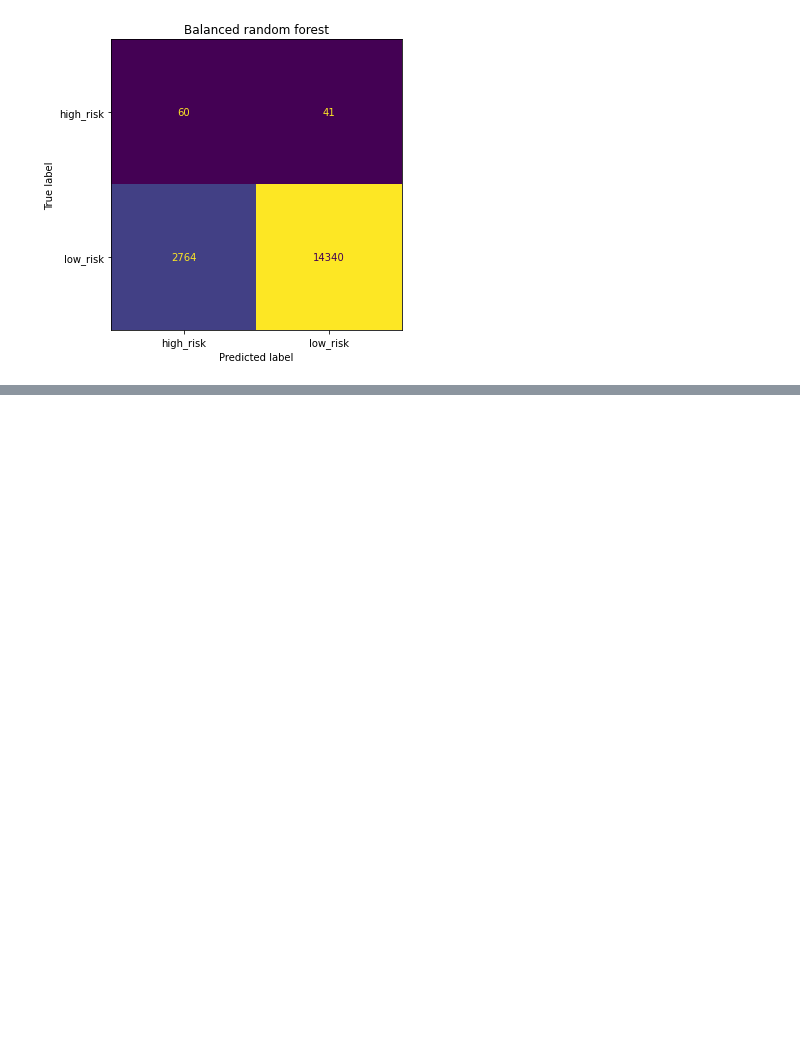
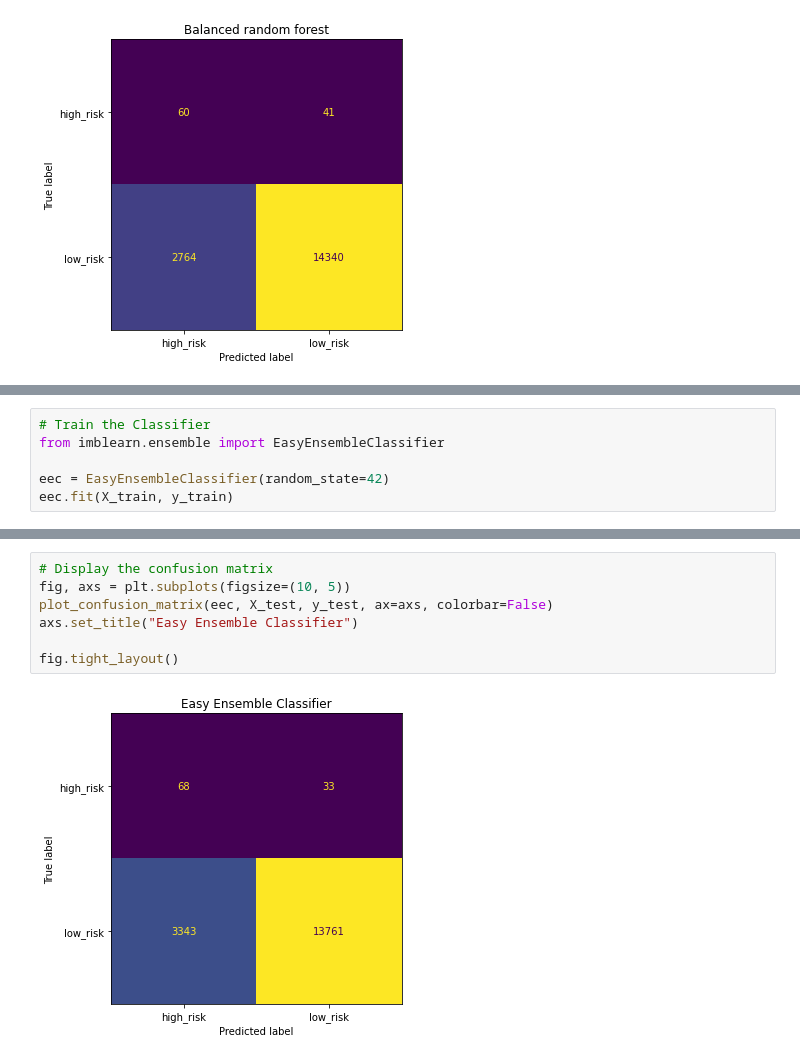
Before and after one commit to kollihk/machine-learning, a Jupyter notebook: credit_risk_ensemble.ipynb, the cells around one changed output, grey strips where cells are left out. Cells and saved outputs as stored; diff of their text form; blank space fills up the shorter version.

```diff
--- a/credit_risk_ensemble.ipynb
+++ b/credit_risk_ensemble.ipynb
@@ -154,0 +155,6 @@ print(f'5 most important features: {imp_features[:5]}')
+# %%
+# Train the Classifier
+from imblearn.ensemble import EasyEnsembleClassifier
+
+eec = EasyEnsembleClassifier(random_state=42)
+eec.fit(X_train, y_train)
@@ -155,2 +171,11 @@ print(f'5 most important features: {imp_features[:5]}')
+# %%
+# Display the confusion matrix
+fig, axs = plt.subplots(figsize=(10, 5))
+plot_confusion_matrix(eec, X_test, y_test, ax=axs, colorbar=False)
+axs.set_title("Easy Ensemble Classifier")
+
+fig.tight_layout()
+# %% [output]
+[figure, added]
 # %%
 # Print the imbalanced classification report
```
Also changed, not shown: parts of 11 cells of this notebook, 1 other file.
